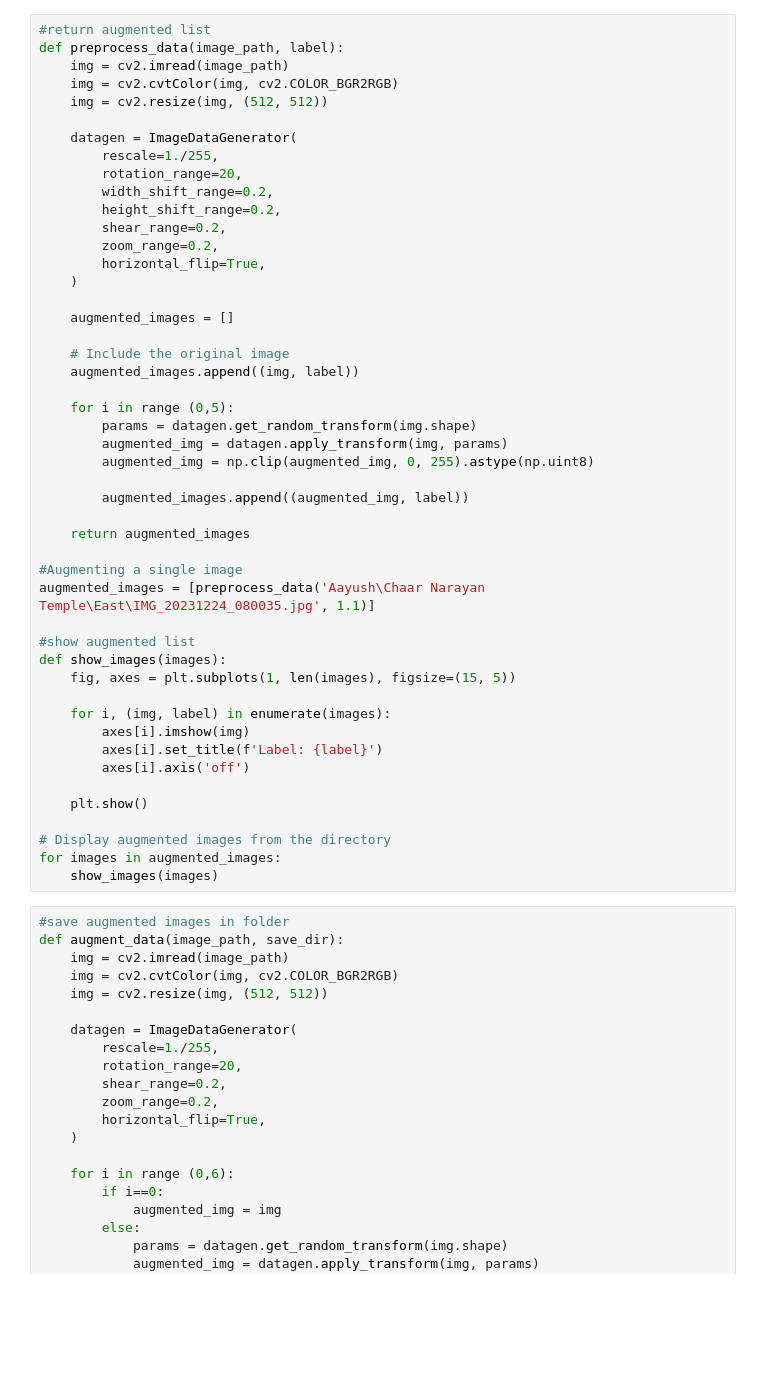
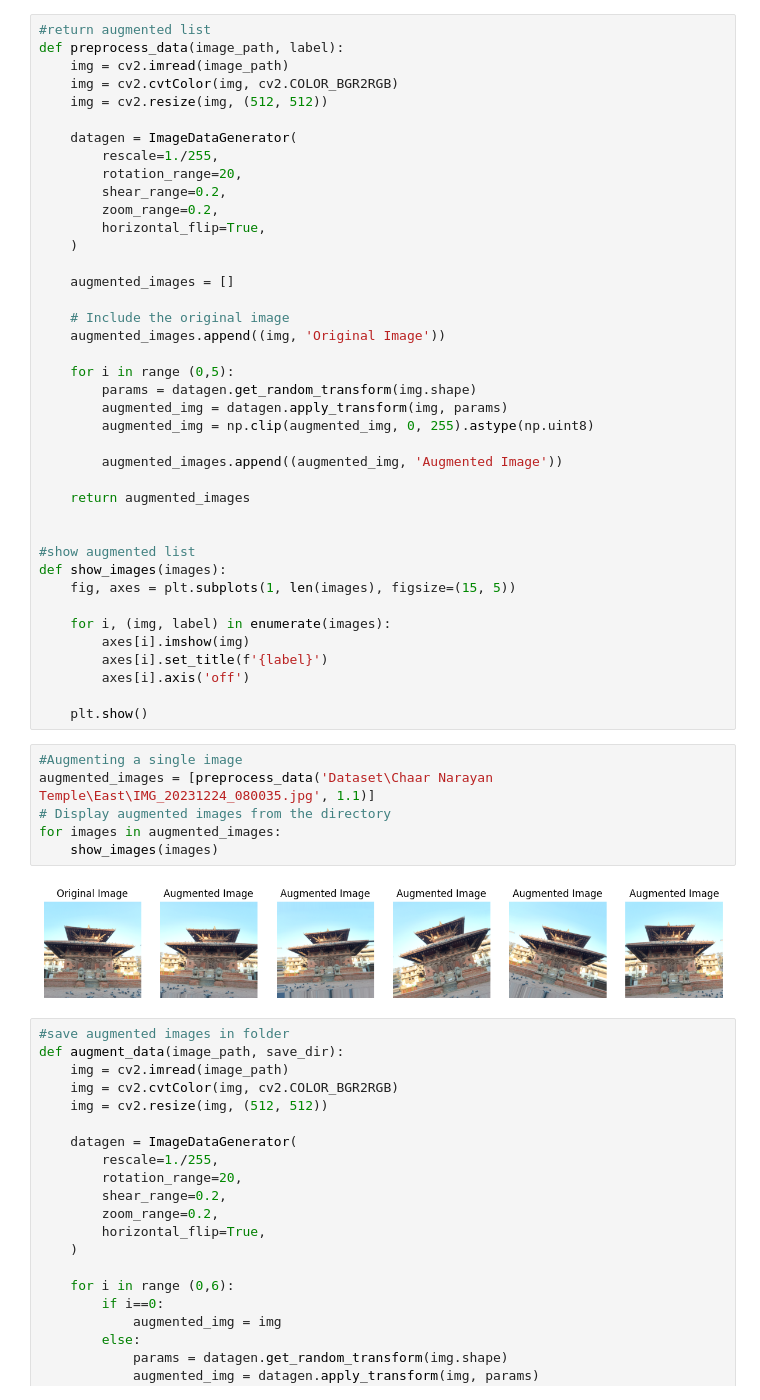
Before and after one commit to Aayush7900/Minor_Project, a Jupyter notebook: creating dataset.ipynb, the cells around one changed output. Saved outputs shown, nothing was run; the diff lists cells and outputs as text; blank space fills up the shorter version.

```diff
--- a/creating dataset.ipynb
+++ b/creating dataset.ipynb
@@ -17,8 +19,6 @@ def preprocess_data(image_path, label):
     datagen = ImageDataGenerator(
         rescale=1./255,
         rotation_range=20,
-        width_shift_range=0.2,
-        height_shift_range=0.2,
         shear_range=0.2,
         zoom_range=0.2,
         horizontal_flip=True,
@@ -27,19 +27,17 @@ def preprocess_data(image_path, label):
     augmented_images = []
 
     # Include the original image
-    augmented_images.append((img, label))
+    augmented_images.append((img, 'Original Image'))
 
     for i in range (0,5):
         params = datagen.get_random_transform(img.shape)
         augmented_img = datagen.apply_transform(img, params)
         augmented_img = np.clip(augmented_img, 0, 255).astype(np.uint8)
 
-        augmented_images.append((augmented_img, label))
+        augmented_images.append((augmented_img, 'Augmented Image'))
 
     return augmented_images
 
-#Augmenting a single image
-augmented_images = [preprocess_data('Aayush\Chaar Narayan Temple\East\IMG_20231224_080035.jpg', 1.1)]
 
 #show augmented list
 def show_images(images):
@@ -47,14 +45,18 @@ def show_images(images):
 
     for i, (img, label) in enumerate(images):
         axes[i].imshow(img)
-        axes[i].set_title(f'Label: {label}')
+        axes[i].set_title(f'{label}')
         axes[i].axis('off')
 
     plt.show()
-
-# Display augmented images from the directory
-for images in augmented_images:
-    show_images(images)
+# %%
+#Augmenting a single image
+augmented_images = [preprocess_data('Dataset\Chaar Narayan Temple\East\IMG_20231224_080035.jpg', 1.1)]
+# Display augmented images from the directory
+for images in augmented_images:
+    show_images(images)
+# %% [output]
+[figure, added]
 # %%
 #save augmented images in folder
 def augment_data(image_path, save_dir):
```
Also changed, not shown: parts of 1 cell of this notebook, 14 other files.
